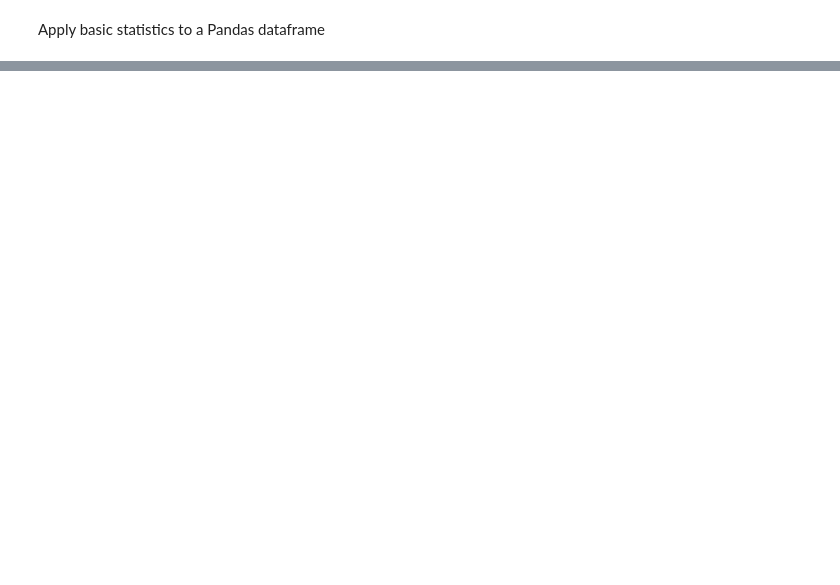
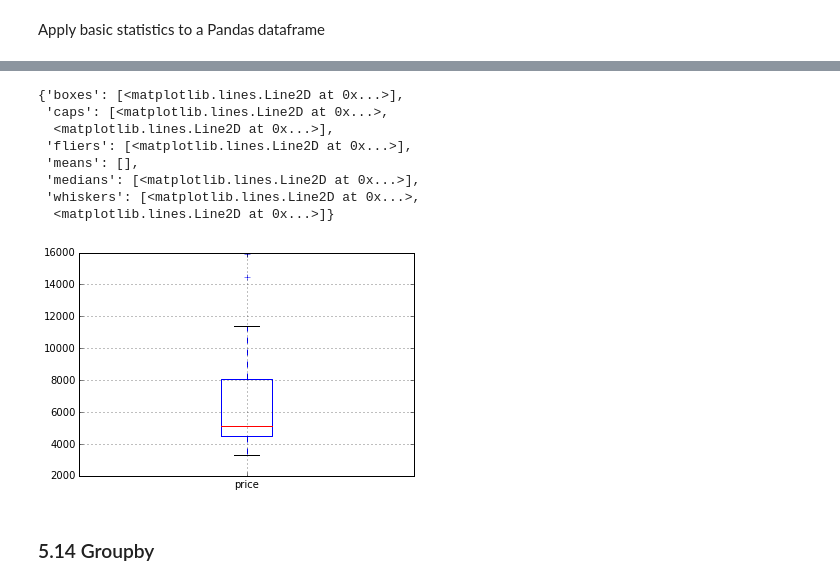
Before and after one commit to r-handsfield/datasciencepython, a Jupyter notebook: pandas_tutorials/3-1_statistics_intro.ipynb, the cells around one changed output, grey strips where cells are left out. Drawn from its saved outputs; the diff is of its cells as text; code cells hidden in the pictures; blank space fills up the shorter version.

```diff
--- a/pandas_tutorials/3-1_statistics_intro.ipynb
+++ b/pandas_tutorials/3-1_statistics_intro.ipynb
@@ -4,0 +94,17 @@ Apply basic statistics to a Pandas dataframe
+# %%
+# make a box plot
+
+# to hide the readout, use: return_type='axes'
+auto.boxplot(column='price', return_type='dict')
+# %% [output]
+{'boxes': [<matplotlib.lines.Line2D at 0x...>],
+ 'caps': [<matplotlib.lines.Line2D at 0x...>,
+  <matplotlib.lines.Line2D at 0x...>],
+ 'fliers': [<matplotlib.lines.Line2D at 0x...>],
+ 'means': [],
+ 'medians': [<matplotlib.lines.Line2D at 0x...>],
+ 'whiskers': [<matplotlib.lines.Line2D at 0x...>,
+  <matplotlib.lines.Line2D at 0x...>]}
+[figure, added]
+# %% [markdown]
+### 5.14 Groupby
```
Also changed, not shown: parts of 25 cells of this notebook, 1 other file.
